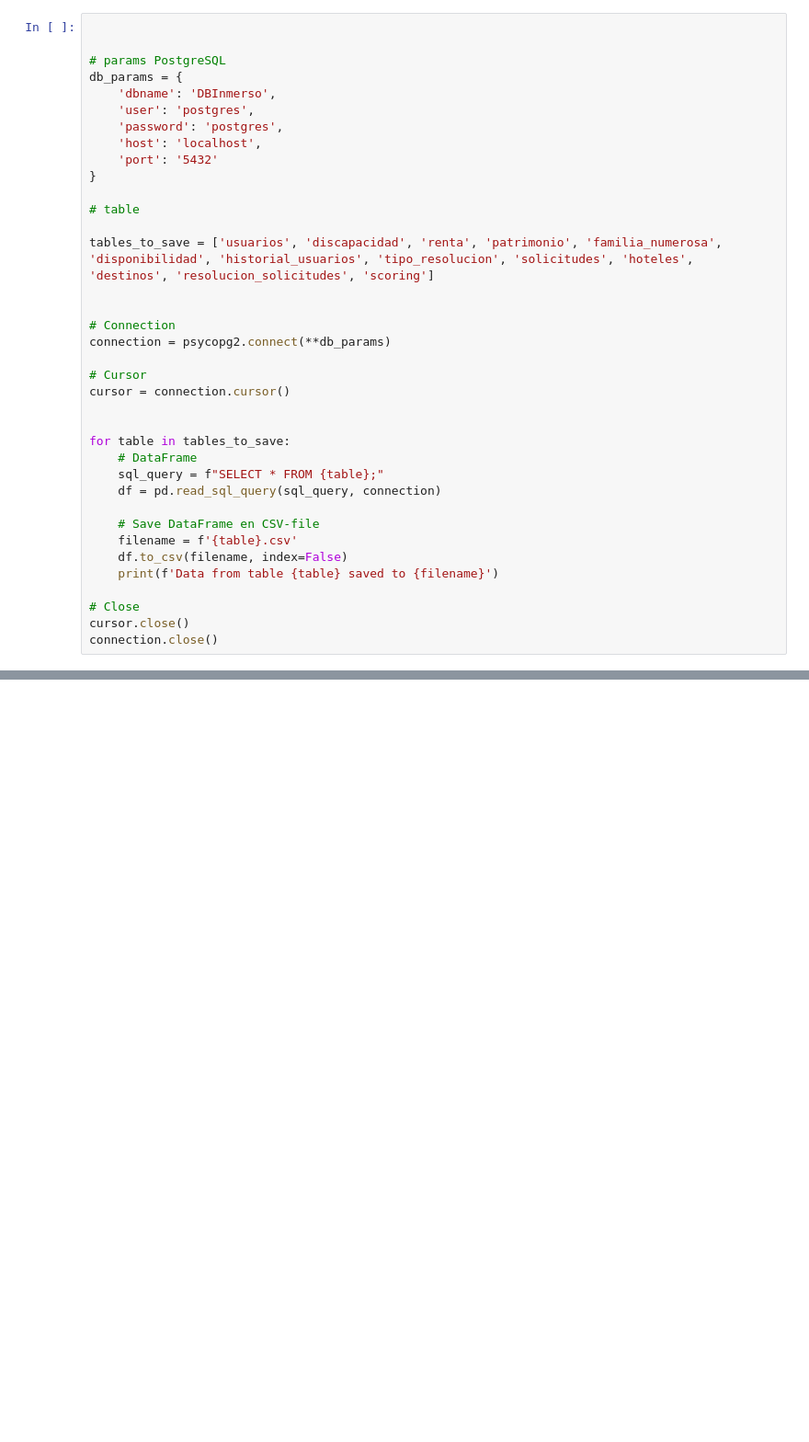
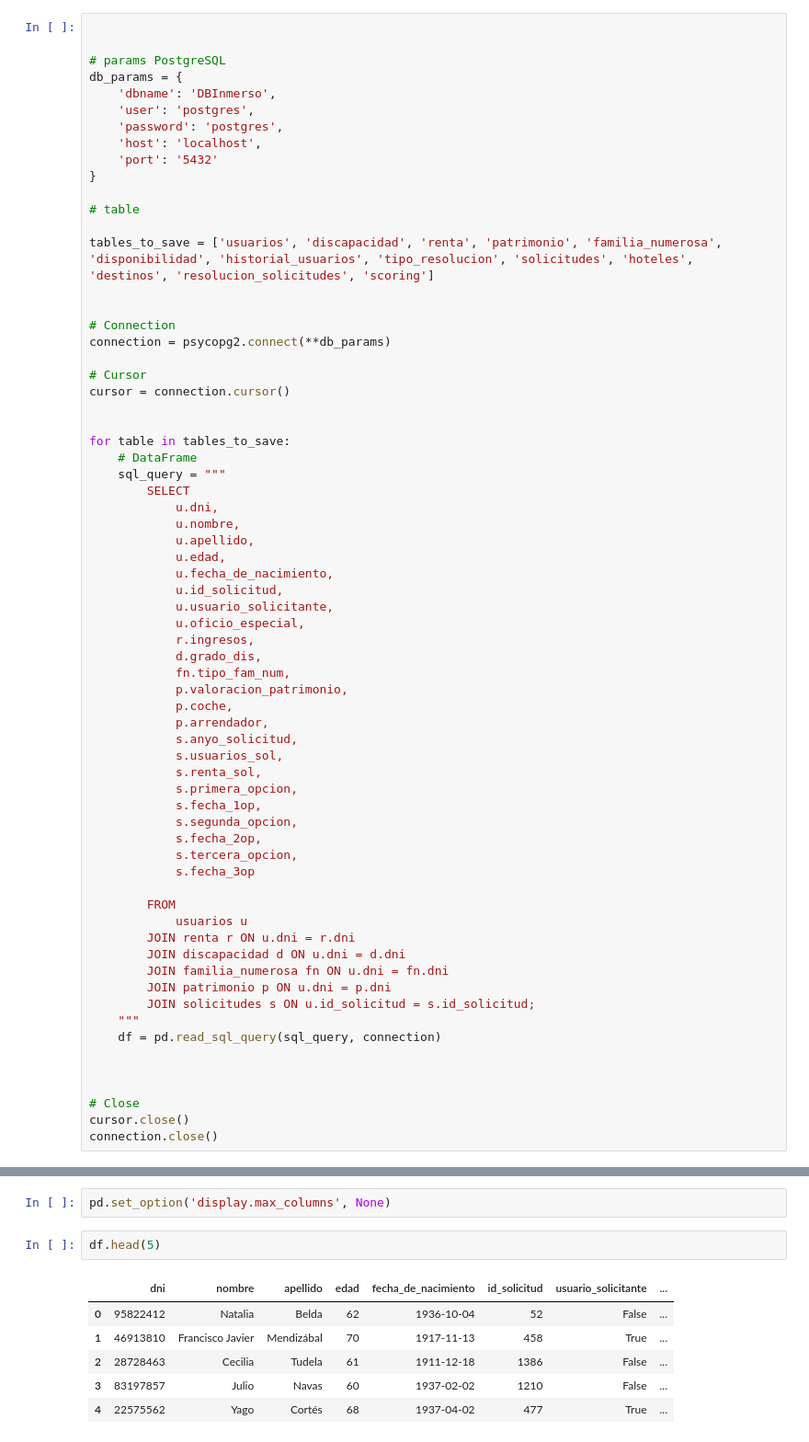
Before and after one commit to Equipo-1-FS-JAASC/Data-project-1, a Jupyter notebook: bbdd/scoring_st.ipynb, the cells around one changed output, grey strips where cells are left out. Shown at 92% size. Saved outputs shown, nothing was run; the diff lists cells and outputs as text; blank space fills up the shorter version.

```diff
--- a/bbdd/scoring_st.ipynb
+++ b/bbdd/scoring_st.ipynb
@@ -33,13 +27,43 @@ cursor = connection.cursor()
 
 for table in tables_to_save:
     # DataFrame
-    sql_query = f"SELECT * FROM {table};"
+    sql_query = """
+        SELECT
+            u.dni,
+            u.nombre,
+            u.apellido,
+            u.edad,
+            u.fecha_de_nacimiento,
+            u.id_solicitud,
+            u.usuario_solicitante,
+            u.oficio_especial,
+            r.ingresos,
+            d.grado_dis,
+            fn.tipo_fam_num,
+            p.valoracion_patrimonio,
+            p.coche,
+            p.arrendador,
+            s.anyo_solicitud,
+            s.usuarios_sol,
+            s.renta_sol,
+            s.primera_opcion,
+            s.fecha_1op,
+            s.segunda_opcion,
+            s.fecha_2op,
+            s.tercera_opcion,
+            s.fecha_3op
+
+        FROM
+            usuarios u
+        JOIN renta r ON u.dni = r.dni
+        JOIN discapacidad d ON u.dni = d.dni
+        JOIN familia_numerosa fn ON u.dni = fn.dni
+        JOIN patrimonio p ON u.dni = p.dni
+        JOIN solicitudes s ON u.id_solicitud = s.id_solicitud;
+    """
     df = pd.read_sql_query(sql_query, connection)
 
-    # Save DataFrame en CSV-file
-    filename = f'{table}.csv'
-    df.to_csv(filename, index=False)
-    print(f'Data from table {table} saved to {filename}')
+
 
 # Close
 cursor.close()
@@ -52,0 +71,11 @@ familia_numerosa = pd.read_csv('familia_numerosa.csv')
+# %%
+pd.set_option('display.max_columns', None)
+# %%
+df.head(5)
+# %% [output]
+|  | dni | nombre | apellido | edad | fecha_de_nacimiento | id_solicitud | usuario_solicitante | ... |
+| 0 | 95822412 | Natalia | Belda | 62 | 1936-10-04 | 52 | False | ... |
+| 1 | 46913810 | Francisco Javier | Mendizábal | 70 | 1917-11-13 | 458 | True | ... |
+| 2 | 28728463 | Cecilia | Tudela | 61 | 1911-12-18 | 1386 | False | ... |
+| 3 | 83197857 | Julio | Navas | 60 | 1937-02-02 | 1210 | False | ... |
+| 4 | 22575562 | Yago | Cortés | 68 | 1937-04-02 | 477 | True | ... |
```
Also changed, not shown: parts of 13 cells of this notebook, 1 other file.
